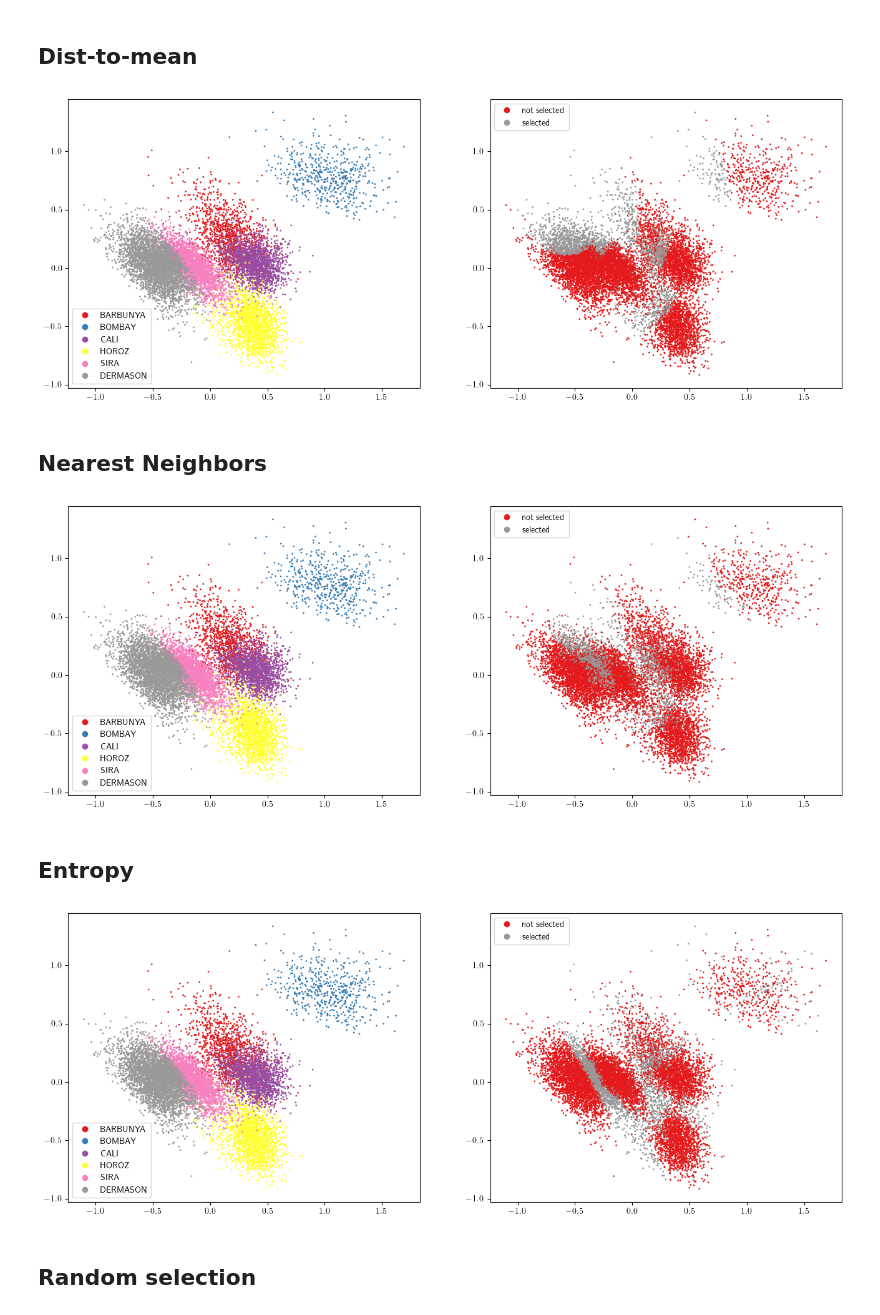
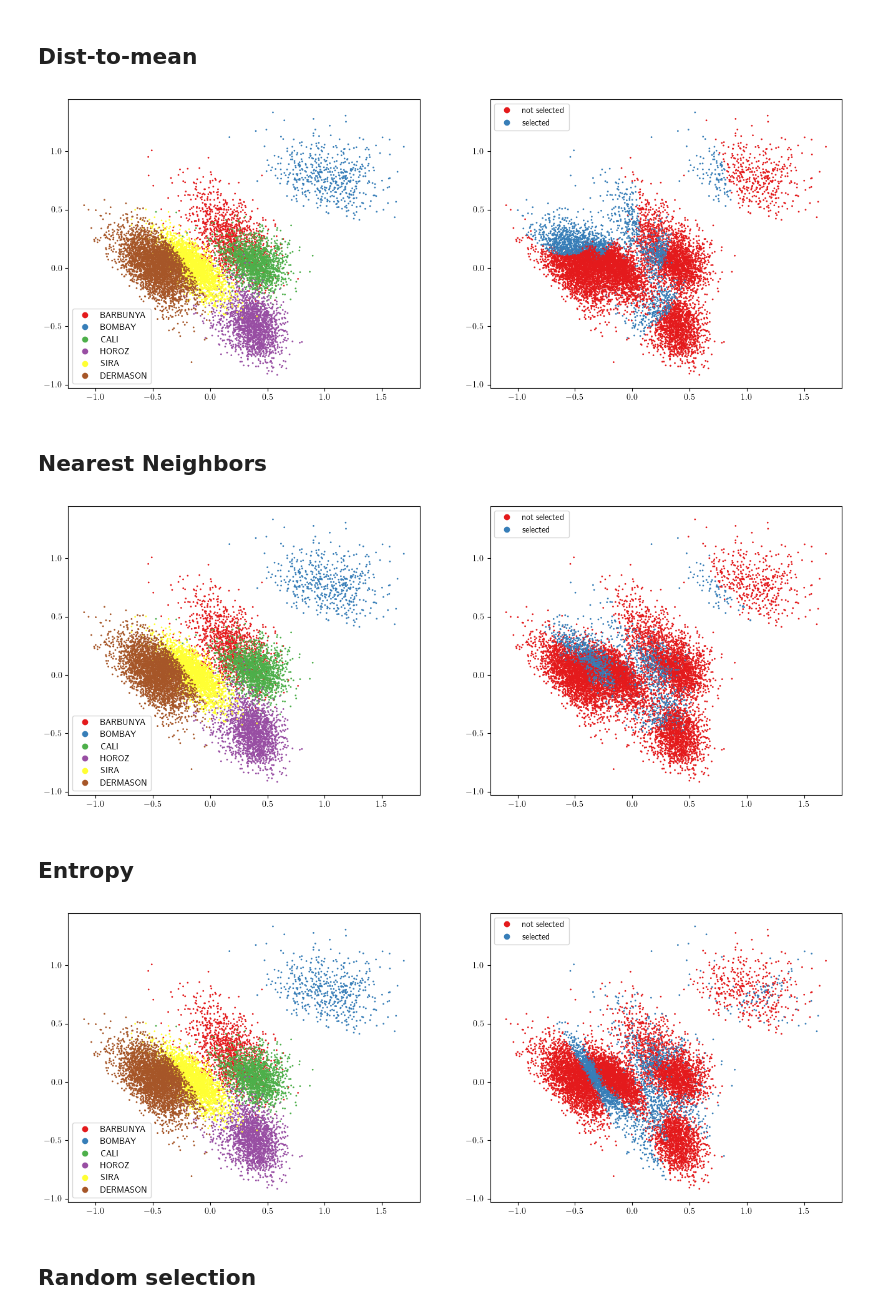
Before and after one commit to dalefi/Incremental-Tabular-Learning, a Jupyter notebook: DryBeansDataset/db_selection_visualization.ipynb, the cells around one changed output. Drawn from its saved outputs; the diff is of its cells as text; code cells hidden in the pictures.

```diff
--- a/DryBeansDataset/db_selection_visualization.ipynb
+++ b/DryBeansDataset/db_selection_visualization.ipynb
@@ -240,39 +240,36 @@ if save:
 # %%
 # get critical data
 selected_data, selected_data_labels = data_selection.get_samples_euclidean(data_small,
                                                                               labels_small,
                                                                               new_class_data,
                                                                               ratio_return_total = 0.2,
                                                                               normalization="min_max",
                                                                               sort_type="closest")
 
 selected_data_binary = np.zeros(len(data_small))
 selected_data_binary[selected_data.index] += 1
 
 # visualize entropy distribution on data points
 
 legend_labels = list(class_names[:6])
 selection_legend_labels = ['not selected', 'selected']
-NUM_COLORS = 6
 
-cm = plt.get_cmap('gist_rainbow')
 fig, axs = plt.subplots(1,2,figsize=(16,6))
 
 # plot of data with classes marked
-axs[0].set_prop_cycle(color=[cm(1.*i/NUM_COLORS) for i in range(NUM_COLORS)])
-scatter = axs[0].scatter(pca_features[:,0], pca_features[:,1], s=1, c=labels_small, cmap='Set1');
+scatter = axs[0].scatter(pca_features[:,0], pca_features[:,1], s=1, c=labels_small, cmap='Set1', vmin=0, vmax=7);
 axs[0].legend(handles = scatter.legend_elements()[0], labels=legend_labels);
 
 # plot of data with selected data marked
-scatter = axs[1].scatter(pca_features[:,0], pca_features[:,1], s=1, c=selected_data_binary, cmap='Set1');
+scatter = axs[1].scatter(pca_features[:,0], pca_features[:,1], s=1, c=selected_data_binary, cmap='Set1', vmin=0, vmax=5);
 axs[1].legend(handles = scatter.legend_elements()[0], labels=selection_legend_labels);
 
 #plt.suptitle("Dist-to-mean selection");
 
 if save:
     plt.savefig(image_folder / 'dist_to_mean_selection_visualization.jpg', dpi=300, bbox_inches='tight')
 # %% [output]
-[figure, old version]
+[figure, new version]
 # %% [markdown]
 ## Nearest Neighbors
 # %%
@@ -299,11 +296,11 @@ fig, axs = plt.subplots(1,2,figsize=(16,6))
 
 # plot of data with classes marked
 axs[0].set_prop_cycle(color=[cm(1.*i/NUM_COLORS) for i in range(NUM_COLORS)])
-scatter = axs[0].scatter(pca_features[:,0], pca_features[:,1], s=1, c=labels_small, cmap='Set1');
+scatter = axs[0].scatter(pca_features[:,0], pca_features[:,1], s=1, c=labels_small, cmap='Set1', vmin=0, vmax=7);
 axs[0].legend(handles = scatter.legend_elements()[0], labels=legend_labels);
 
 # plot of data with selected data marked
-scatter = axs[1].scatter(pca_features[:,0], pca_features[:,1], s=1, c=selected_data_binary, cmap='Set1');
+scatter = axs[1].scatter(pca_features[:,0], pca_features[:,1], s=1, c=selected_data_binary, cmap='Set1', vmin=0, vmax=5);
 axs[1].legend(handles = scatter.legend_elements()[0], labels=selection_legend_labels);
 
 #plt.suptitle("Nearest-neighbor selection");
@@ -311,7 +308,7 @@ axs[1].legend(handles = scatter.legend_elements()[0], labels=selection_legend_la
 if save:
     plt.savefig(image_folder / 'nearest_neighbors_selection_visualization.jpg', dpi=300, bbox_inches='tight')
 # %% [output]
-[figure, old version]
+[figure, new version]
 # %% [markdown]
 ## Entropy
 # %%
@@ -329,18 +326,15 @@ selected_data_binary[selected_data.index] += 1
 
 legend_labels = list(class_names[:6])
 selection_legend_labels = ['not selected', 'selected']
-NUM_COLORS = 6
 
-cm = plt.get_cmap('gist_rainbow')
 fig, axs = plt.subplots(1,2,figsize=(16,6))
 
 # plot of data with classes marked
-axs[0].set_prop_cycle(color=[cm(1.*i/NUM_COLORS) for i in range(NUM_COLORS)])
-scatter = axs[0].scatter(pca_features[:,0], pca_features[:,1], s=1, c=labels_small, cmap='Set1');
+scatter = axs[0].scatter(pca_features[:,0], pca_features[:,1], s=1, c=labels_small, cmap='Set1', vmin=0, vmax=7);
 axs[0].legend(handles = scatter.legend_elements()[0], labels=legend_labels);
 
 # plot of data with selected data marked
-scatter = axs[1].scatter(pca_features[:,0], pca_features[:,1], s=1, c=selected_data_binary, cmap='Set1');
+scatter = axs[1].scatter(pca_features[:,0], pca_features[:,1], s=1, c=selected_data_binary, cmap='Set1', vmin=0, vmax=5);
 axs[1].legend(handles = scatter.legend_elements()[0], labels=selection_legend_labels);
 
 #plt.suptitle("Entropy selection");
@@ -348,7 +342,7 @@ axs[1].legend(handles = scatter.legend_elements()[0], labels=selection_legend_la
 if save:
     plt.savefig(image_folder / 'entropy_selection_visualization.jpg', dpi=300, bbox_inches='tight')
 # %% [output]
-[figure, old version]
+[figure, new version]
 # %% [markdown]
 ## Random selection
 # %%
```
Also changed, not shown: parts of 1 cell of this notebook, 10 other files.
